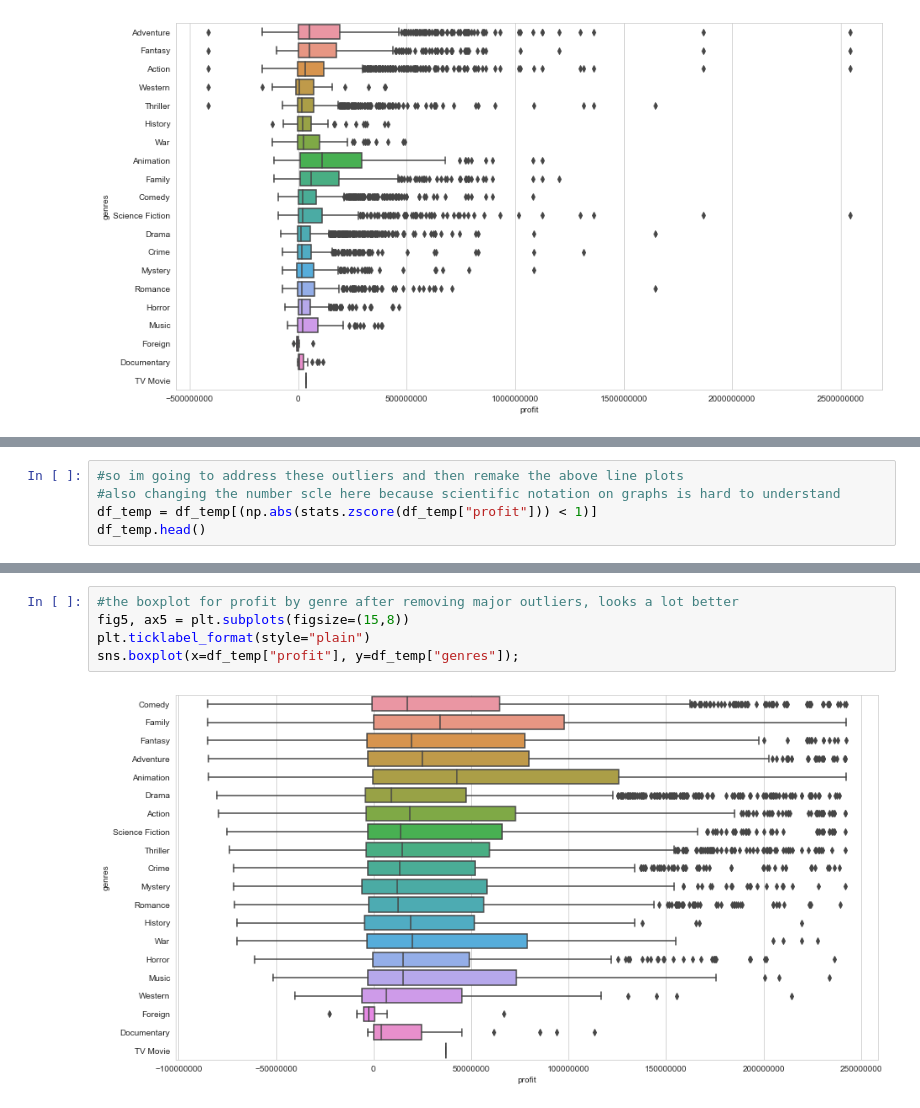
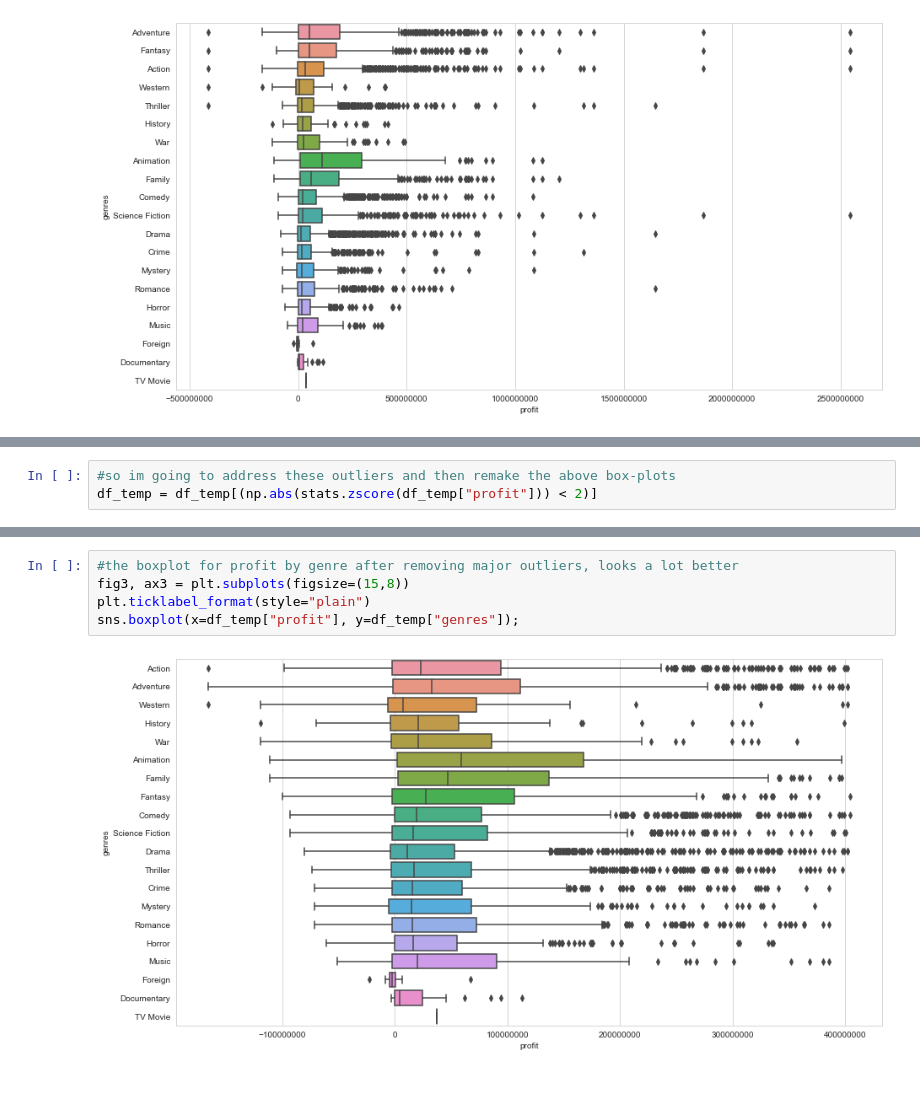
Before and after one commit to krbendol/movie_analysis_Microsoft, a Jupyter notebook: Data_Work.ipynb, the cells around one changed output, grey strips where cells are left out. Drawn from its saved outputs; the diff is of its cells as text.

```diff
--- a/Data_Work.ipynb
+++ b/Data_Work.ipynb
@@ -159,5 +143,3 @@ sns.lineplot(x=df_scifi["budget"], y=df_scifi["revenue"], data=df_action);
 # %%
-#so im going to address these outliers and then remake the above line plots
-#also changing the number scle here because scientific notation on graphs is hard to understand
-df_temp = df_temp[(np.abs(stats.zscore(df_temp["profit"])) < 1)]
-df_temp.head()
+#so im going to address these outliers and then remake the above box-plots
+df_temp = df_temp[(np.abs(stats.zscore(df_temp["profit"])) < 2)]
@@ -171,7 +146,7 @@ df_temp.head()
 # %%
 #the boxplot for profit by genre after removing major outliers, looks a lot better
-fig5, ax5 = plt.subplots(figsize=(15,8))
+fig3, ax3 = plt.subplots(figsize=(15,8))
 plt.ticklabel_format(style="plain")
 sns.boxplot(x=df_temp["profit"], y=df_temp["genres"]);
 # %% [output]
-[figure, old version]
+[figure, new version]
```
Also changed, not shown: parts of 21 cells of this notebook.
